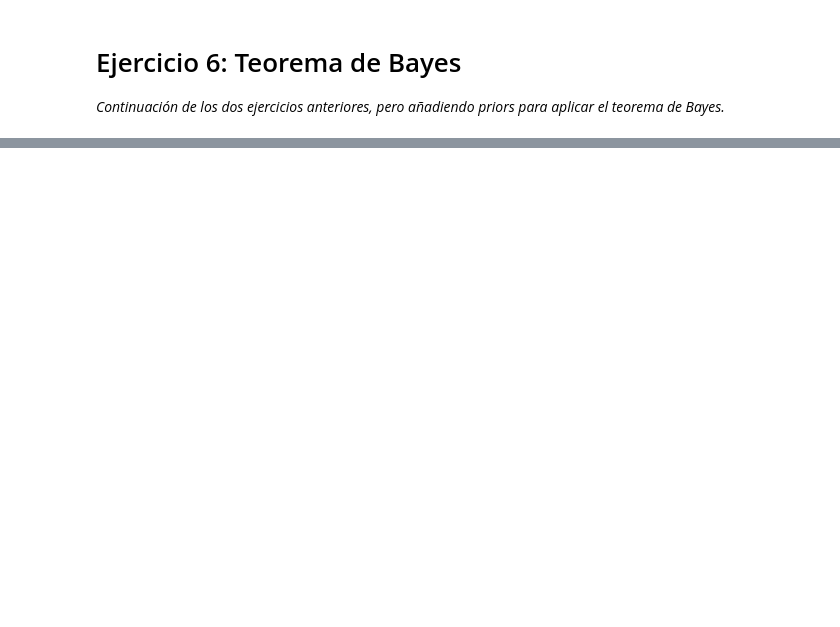
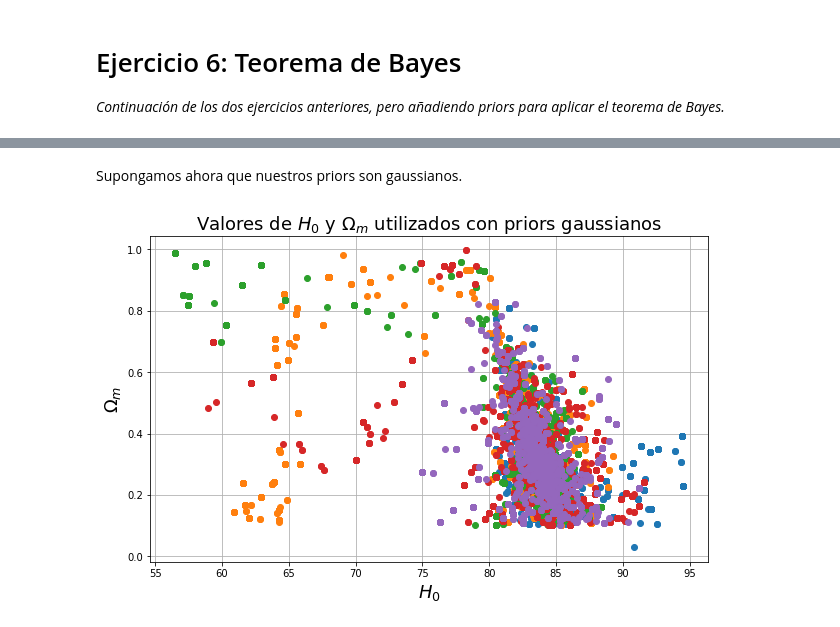
Before and after one commit to CosmoStats/cosmostats2018-Pagutri, a Jupyter notebook: Sep/ejercicios/ejercicio06.ipynb, the cells around one changed output, grey strips where cells are left out. Cells and saved outputs as stored; diff of their text form; code cells hidden in the pictures; blank space fills up the shorter version.

```diff
--- a/Sep/ejercicios/ejercicio06.ipynb
+++ b/Sep/ejercicios/ejercicio06.ipynb
@@ -104,0 +145,48 @@ Text(0.5,1,'Valores de $H_0$ y $\\Omega_m$ utilizados')
+# %% [markdown]
+Supongamos ahora que nuestros priors son gaussianos.
+# %%
+# Este caminador funciona solo con los datos y
+# los priors especificados arriba
+
+def gauss_walker(Nsamples, params_0):
+    x_sample = []
+    y_sample = []
+    sigma1 = 1.0 # Para h
+    sigma2 = 0.1 # Para omega
+    old_like = log_like(params_0, mu, z, varianza) * gauss(params_0[0], sigma1) * gauss(params_0[1], sigma2)
+    new_like = 0.0
+
+    for i in range(Nsamples):
+        x_sample.append(params_0[0])
+        y_sample.append(params_0[1])
+
+        params = [-1.0, -1.0] # h, omega
+
+        # Estos ciclos son para moverse cerca de la muestra
+        # sin que se salgan del rango.
+        while(params[0] < 0.0 or params[0] > 100.0):
+            params[0] = gauss(params_0[0], sigma1)
+        while(params[1] < 0.1 or params[1] > 1.0):
+            params[1] = gauss(params_0[1], sigma2)
+
+        # Ahora maximizamos el likelihood multiplicado por los priors
+        new_like = log_like(params, mu, z, varianza) * gauss(params_0[0], sigma1) * gauss(params_0[1], sigma2)
+
+        old_like, params_0 = mcmc_step(params_0, params, old_like, new_like)
+
+    return x_sample, y_sample
+# %%
+N_walkers = 5
+
+for i in range(N_walkers):
+    omega_initial = 0.0001 + random()
+    h_initial = 50.0 * (1.0 + random())
+    h_sample, omega_sample = gauss_walker(10000, [h_initial, omega_initial])
+    plt.plot(h_sample, omega_sample, 'o')
+
+plt.xlabel(r'$H_0$', fontsize = 18)
+plt.ylabel(r'$\Omega_m$', fontsize = 18)
+plt.title(r'Valores de $H_0$ y $\Omega_m$ utilizados con priors gaussianos', fontsize = 18)
+plt.grid()
+# %% [output]
+[figure, added]
```
Also changed, not shown: parts of 9 cells of this notebook.
